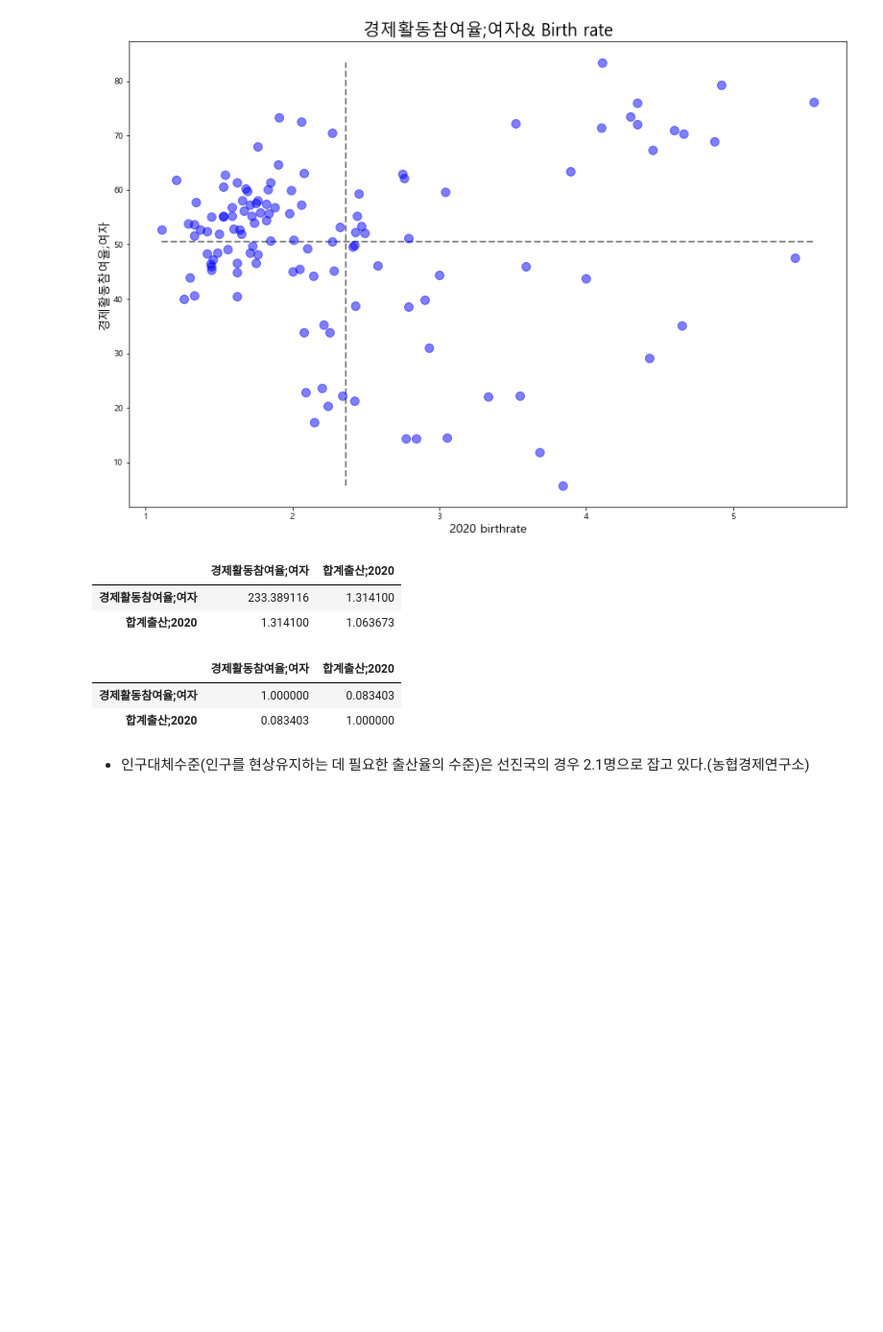
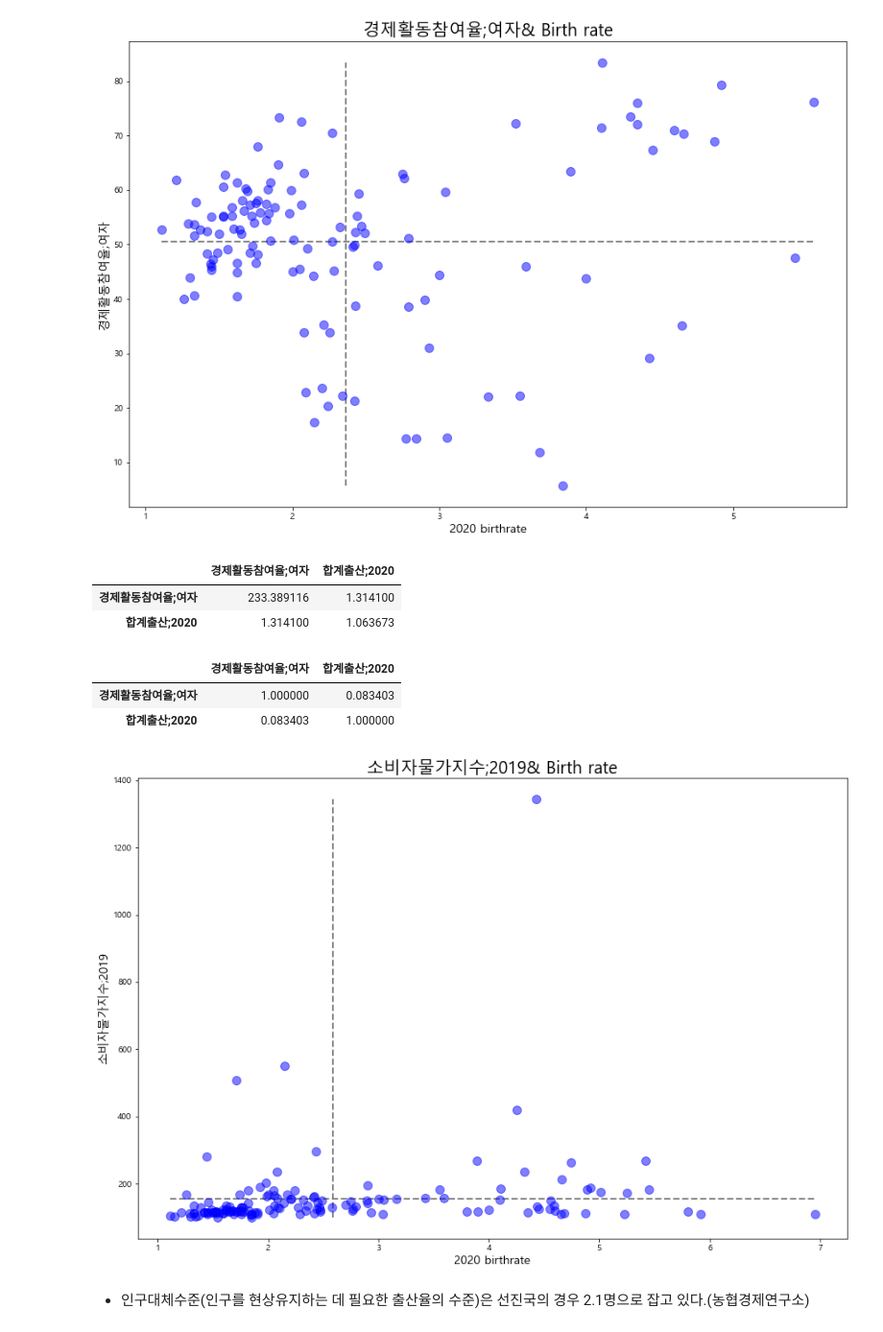
Before and after one commit to gahyunson/crudeBirthRate, a Jupyter notebook: birth_project.ipynb, the cells around one changed output. Shown at 96% size. Drawn from its saved outputs; the diff is of its cells as text; code cells hidden in the pictures; blank space fills up the shorter version.

```diff
--- a/birth_project.ipynb
+++ b/birth_project.ipynb
@@ -331,6 +356,10 @@ female_brith_gh.corr()
 |  | 경제활동참여율;여자 | 합계출산;2020 |
 | 경제활동참여율;여자 | 1.000000 | 0.083403 |
 | 합계출산;2020 | 0.083403 | 1.000000 |
+# %%
+makeGraph(consumer_price_gh,'소비자물가지수;2019')
+# %% [output]
+[figure, added]
 # %%
 #시간이 남는다면 자연증감이 아닌 사회적 증감도 하기위한 장치로 밑에 걸 해놓았습니다. 아직 작업 중...
 # %% [markdown]
```
Also changed, not shown: parts of 13 cells of this notebook, 4 other files.
